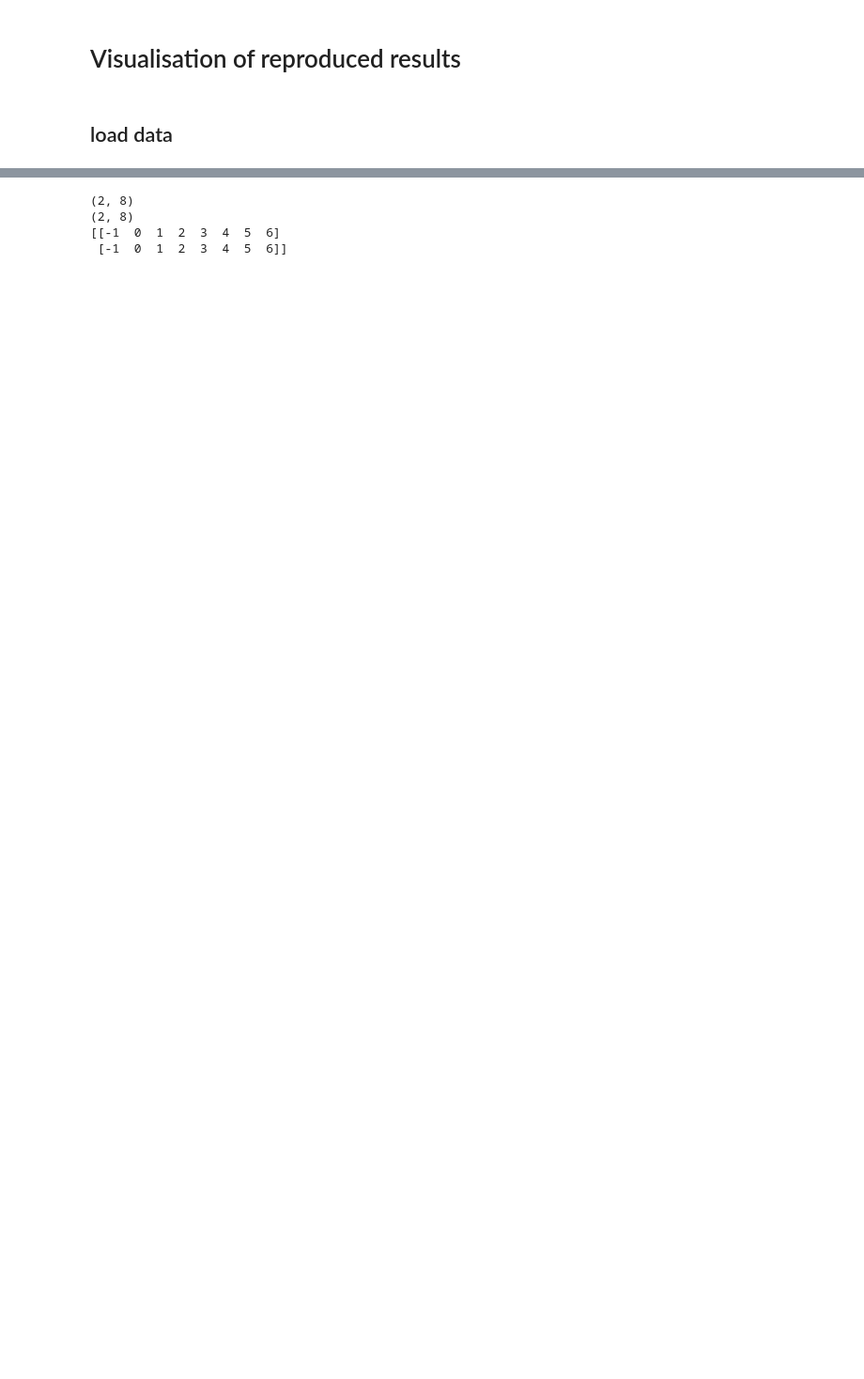
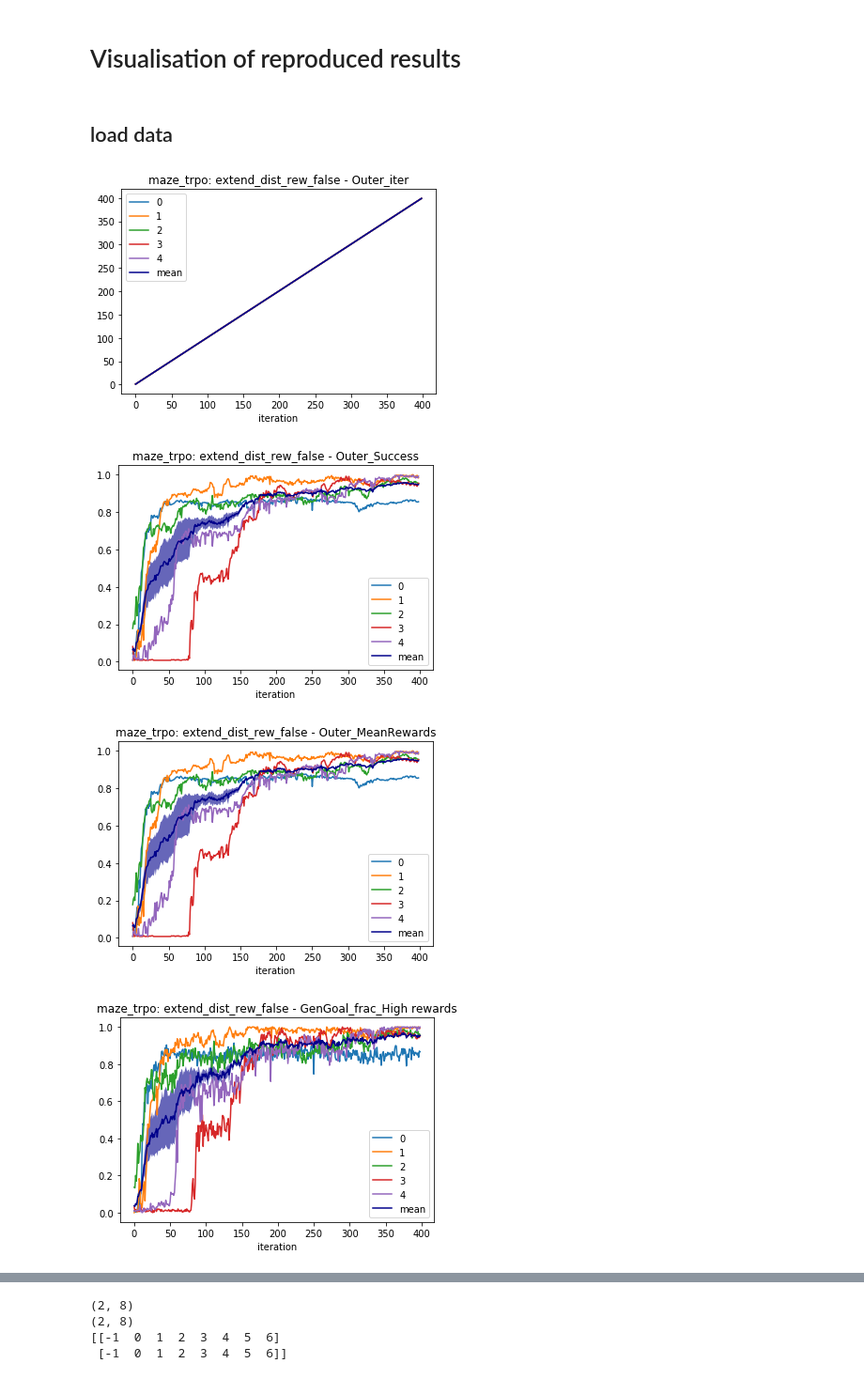
Before and after one commit to megan-klaiber/dl-lab-project, a Jupyter notebook: Visualisation_of_Reproduced_Results.ipynb, the cells around one changed output, grey strips where cells are left out. Shown at 94% size. Cells and saved outputs as stored; diff of their text form; code cells hidden in the pictures; blank space fills up the shorter version.

```diff
--- a/Visualisation_of_Reproduced_Results.ipynb
+++ b/Visualisation_of_Reproduced_Results.ipynb
@@ -11,0 +61,45 @@ import matplotlib.pyplot as plt
+# %%
+data_extend_dist_rew_false = data[:5]
+data_extend_dist_rew_true = data[5:]
+
+
+iteration_per_run = 399
+stat_categories = ['Outer_iter', 'Outer_Success', 'Outer_MeanRewards', 'GenGoal_frac_High rewards',
+                   'GenGoal_frac_Other', 'GenGoal_frac_Good goals', 'GenGoal_frac_Performance Variation',
+                   'GenGoal_frac_Low rewards']
+stat_types = len(stat_categories)
+
+
+## show all ##
+# for stat_type in range(stat_types):
+#     plt.title(name + ": "+ stat_categories[stat_type])
+#     plt.xlabel("iteration")
+#     for run in range(num_runs):
+#         plt.plot(range(iteration_per_run), data[run, :, stat_type], label=run)
+#     plt.legend()
+#     plt.show()
+
+
+for stat_type in range(stat_types):
+    plt.title(name + ": extend_dist_rew_false - " + stat_categories[stat_type])
+    plt.xlabel("iteration")
+    for run in range(data_extend_dist_rew_false.shape[0]):
+        plt.plot(range(iteration_per_run), data_extend_dist_rew_false[run, :, stat_type], label=run)
+    show_mean_and_variance(data_extend_dist_rew_false, stat_type)
+    plt.legend()
+    plt.show()
+
+for stat_type in range(stat_types):
+    plt.title(name + ": extend_dist_rew_true - " + stat_categories[stat_type])
+    plt.xlabel("iteration")
+    for run in range(data_extend_dist_rew_true.shape[0]):
+        plt.plot(range(iteration_per_run), data_extend_dist_rew_true[run, :, stat_type], label=run)
+
+    show_mean_and_variance(data_extend_dist_rew_true, stat_type)
+    plt.legend()
+    plt.show()
+# %% [output]
+[figure, added]
+[figure, added]
+[figure, added]
+[figure, added]
```
Also changed, not shown: parts of 7 cells of this notebook, 10 other files.
